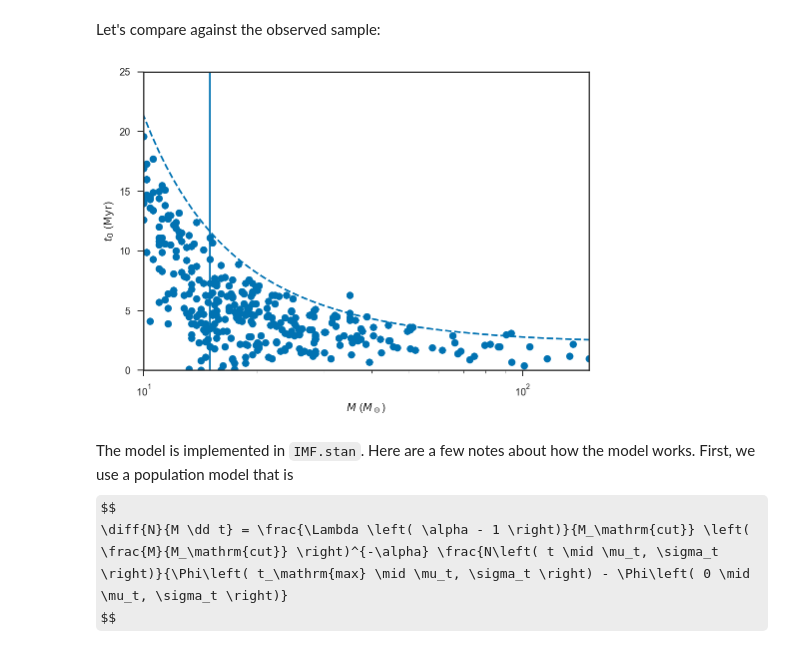
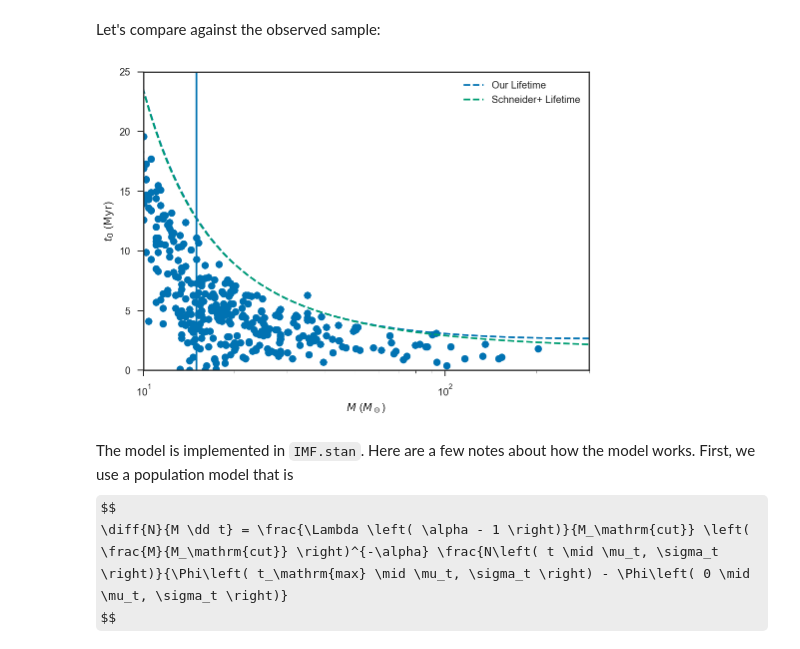
Before and after one commit to farr/30DorIMF, a Jupyter notebook: IMF.ipynb, the cells around one changed output. Cells and saved outputs as stored; diff of their text form; code cells hidden in the pictures; some formulas as TeX source.

```diff
--- a/IMF.ipynb
+++ b/IMF.ipynb
@@ -145,3 +147,3 @@ savefig('lifetime-fit.pdf')
 # %%
 def lifetime(M, cs):
-    return np.exp(np.dot([1.0, log(M), log(M)**2, log(M)**3], cs))
+    return 1.1*np.exp(np.dot([1.0, log(M), log(M)**2, log(M)**3], cs))
@@ -147,0 +152,5 @@ def lifetime(M, cs):
+# %%
+def lifetime_fabian(M):
+    x=log10(M)
+    logtau = (((0.0704678215679923*x - 0.703265121302702)*x + 2.83657884428275)*x - 5.55038963196851)*x + 4.67513260277302
+    return 1.1*pow(10.0, logtau)
@@ -148,20 +168,22 @@ def lifetime(M, cs):
 # %% [markdown]
 Let's compare against the observed sample:
 # %%
-plot(fit_masses, exp(np.dot(c_lifetime, Mfit.T)), '--', label='Fit')
+plot(fit_masses, [lifetime(m, c_lifetime) for m in fit_masses], '--', label='Our Lifetime')
+plot(fit_masses, [lifetime_fabian(m) for m in fit_masses], '--', label='Schneider+ Lifetime')
+legend(loc='best')
 xscale('log')
 scatter(stellar_parameters['Mini'], stellar_parameters['age'])
 
-axis(xmin=10, xmax=150, ymax=25, ymin=0)
+axis(xmin=10, xmax=300, ymax=25, ymin=0)
 
 xlabel(r'$M$ ($M_\odot$)')
 ylabel(r'$t_0$ ($\mathrm{Myr}$)')
 
 axvline(15) # Completeness line.
 
 savefig('lifetime-data.pdf')
 # %% [output]
-[figure, old version]
+[figure, new version]
 # %% [markdown]
 The model is implemented in `IMF.stan`.  Here are a few notes about how the model works.  First, we use a population model that is
 $$
```
Also changed, not shown: parts of 28 cells of this notebook, 15 other files.
